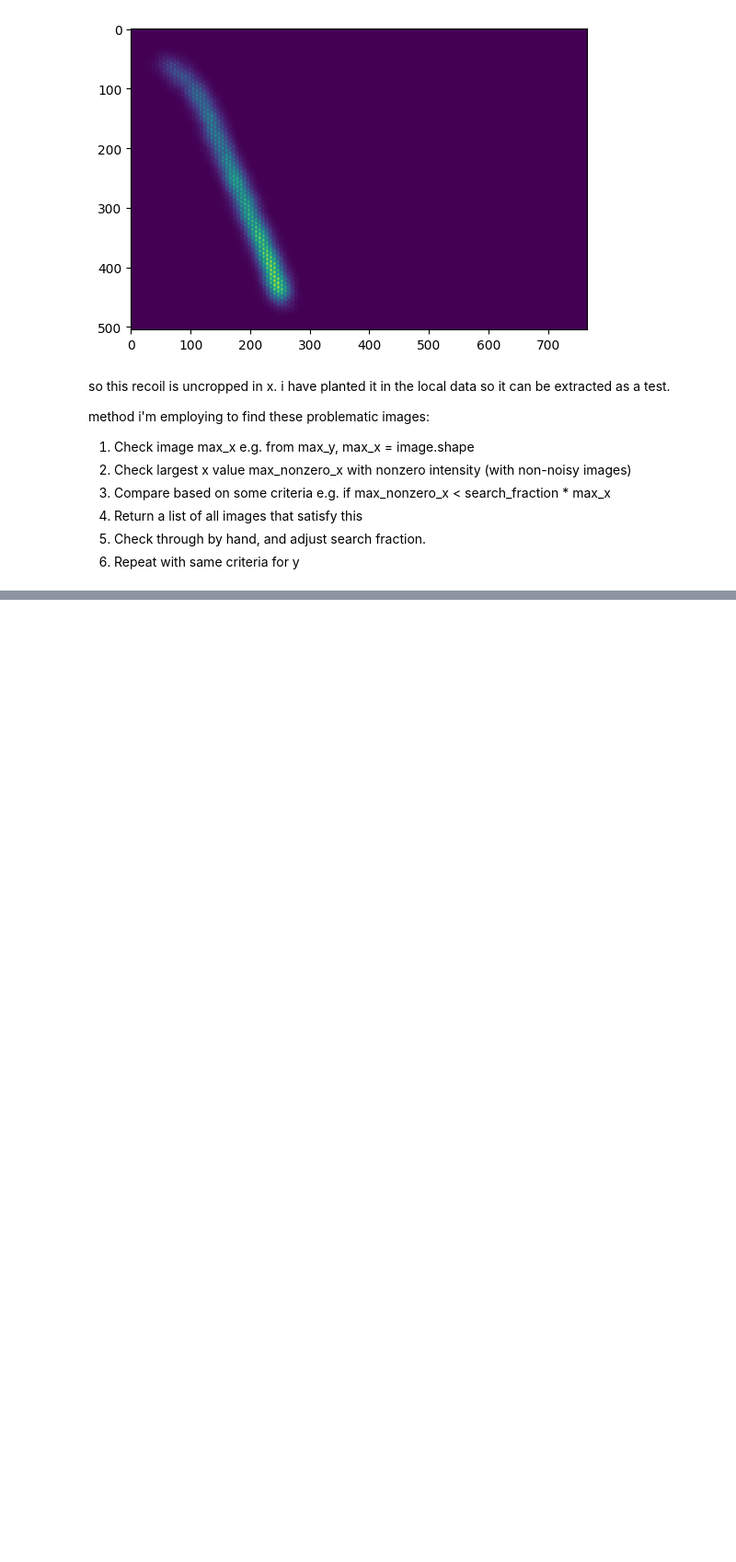
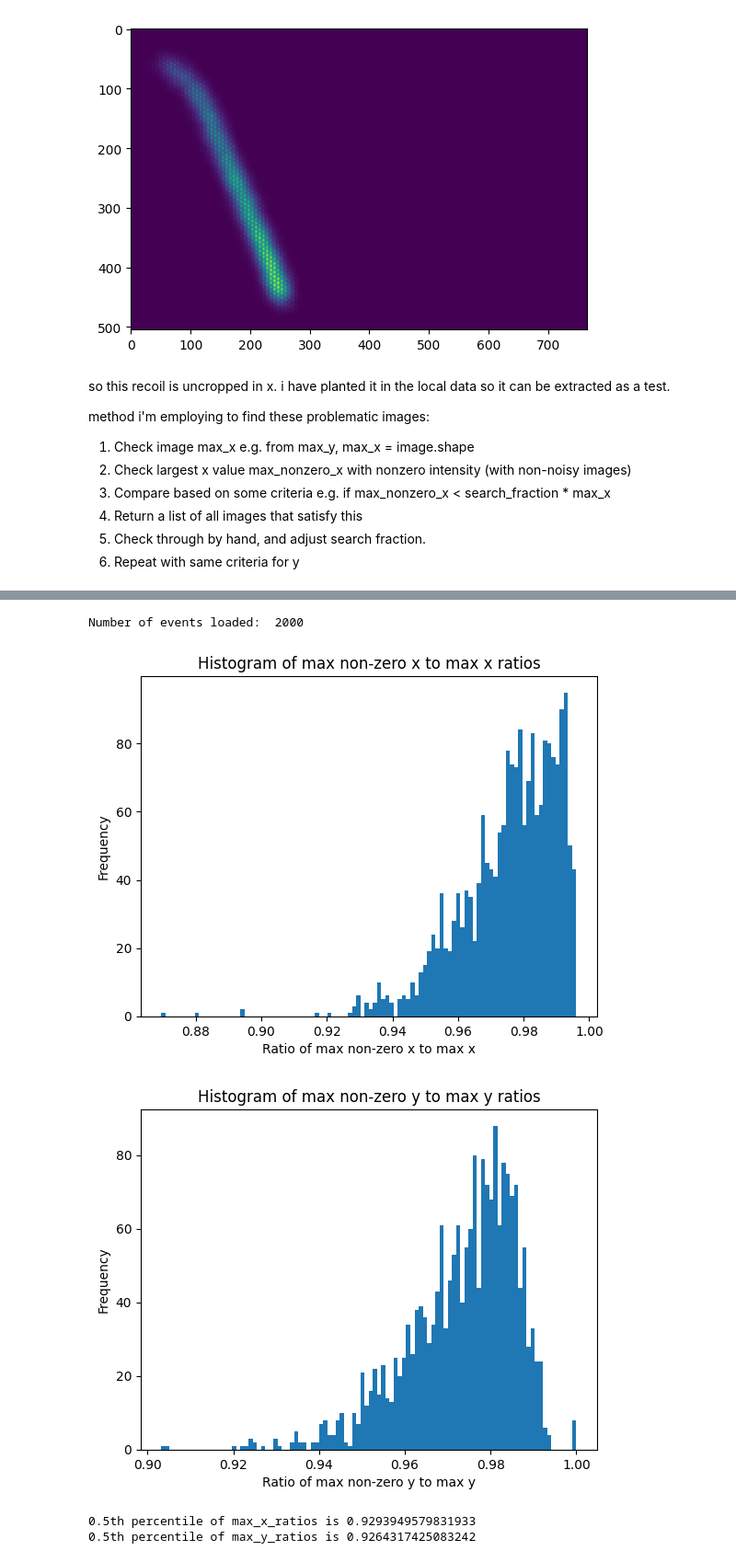
Before and after one commit to benstevens26/NRML-ANN, a Jupyter notebook: notebooks/data_integrity.ipynb, the cells around one changed output, grey strips where cells are left out. Shown: that part at 92% size. Saved outputs shown, nothing was run; the diff lists cells and outputs as text; code cells hidden in the pictures; blank space fills up the shorter version.

```diff
--- a/notebooks/data_integrity.ipynb
+++ b/notebooks/data_integrity.ipynb
@@ -95,0 +145,76 @@ for event in events:
+# %%
+# testing the max comparison method in uncropped check on the local data
+
+from data_methods import create_file_paths
+from bb_event import Event
+
+data_path = ["../ANN-code/Data/im0"]
+
+file_paths = create_file_paths(data_path)
+
+events = []
+file_paths = np.random.choice(file_paths, size=2000, replace=True)
+for file in file_paths:
+    events.append(Event(file, np.load(file)))
+
+print("Number of events loaded: ", len(events))
+# %% [output]
+Number of events loaded:  2000
+# %%
+max_x_ratios = []
+max_y_ratios = []
+
+for event in events:
+
+    image = event.image
+    max_y, max_x = image.shape
+    # Determine a threshold intensity to avoid floating point errors
+    non_zero_values = image[image > 0]
+    if non_zero_values.size == 0:
+        continue  # No non-zero pixels, so cannot determine uncropped status
+
+    threshold = np.percentile(
+        non_zero_values, 1
+    )  # Smallest 1% of non-zero intensities
+
+    # Find the largest x and y coordinates with intensity greater than the threshold
+    nonzero_indices = np.argwhere(image > threshold)
+    if nonzero_indices.size == 0:
+        continue  # No valid indices after applying threshold
+
+    max_nonzero_y = nonzero_indices[:, 0].max() + 1  # Add 1 to account for indexing
+    max_nonzero_x = nonzero_indices[:, 1].max() + 1
+
+    # Compare max_nonzero_x and max_nonzero_y with thresholds
+    # calculate max_nonzero_x and max_nonzero_y as a fraction of the max_x and max_y
+
+    max_x_ratio = max_nonzero_x / max_x
+    max_y_ratio = max_nonzero_y / max_y
+
+    max_x_ratios.append(max_x_ratio)
+    max_y_ratios.append(max_y_ratio)
+
+
+# plot histograms of max_x_ratios and max_y_ratios
+
+plt.hist(max_x_ratios, bins=100)
+plt.xlabel("Ratio of max non-zero x to max x")
+plt.ylabel("Frequency")
+plt.title("Histogram of max non-zero x to max x ratios")
+plt.show()
+
+plt.hist(max_y_ratios, bins=100)
+plt.xlabel("Ratio of max non-zero y to max y")
+plt.ylabel("Frequency")
+plt.title("Histogram of max non-zero y to max y ratios")
+plt.show()
+
+# don't mind searching through ~0.5% of the data, so find the 0.5th percentile of the max_x_ratios and max_y_ratios
+
+print("0.5th percentile of max_x_ratios is", np.percentile(max_x_ratios, 0.5))
+print("0.5th percentile of max_y_ratios is", np.percentile(max_y_ratios, 0.5))
+# %% [output]
+[figure, added]
+[figure, added]
+0.5th percentile of max_x_ratios is 0.9293949579831933
+0.5th percentile of max_y_ratios is 0.9264317425083242
```
Also changed, not shown: parts of 12 cells of this notebook.
